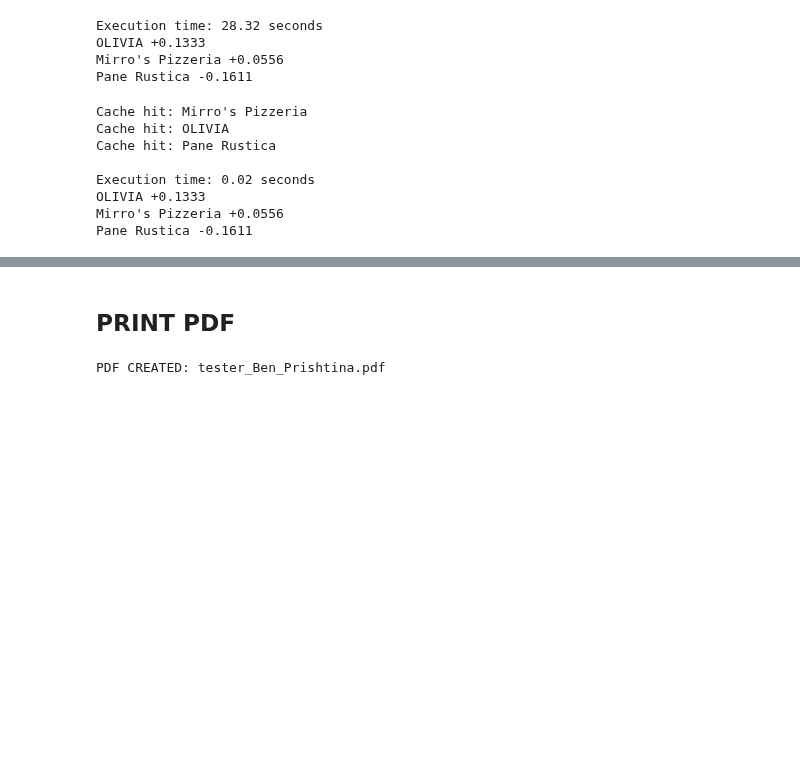
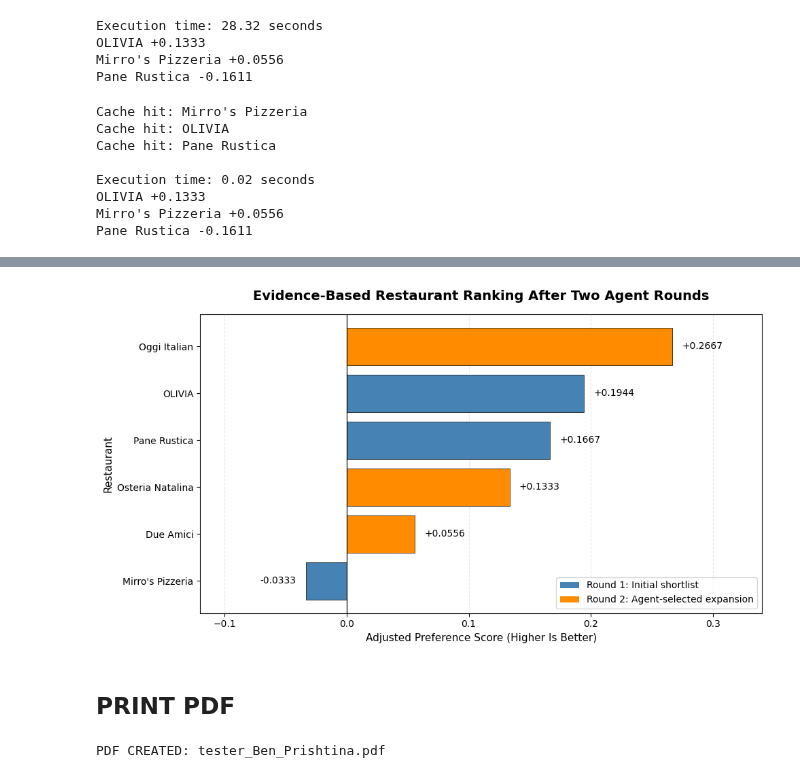
Before and after one commit to behar43/CAP6938_AI_Knowledge_Systems_Final_Project, a Jupyter notebook: tester_Ben_Prishtina.ipynb, the cells around one changed output, grey strips where cells are left out. Drawn from its saved outputs; the diff is of its cells as text; code cells hidden in the pictures; blank space fills up the shorter version.

```diff
--- a/tester_Ben_Prishtina.ipynb
+++ b/tester_Ben_Prishtina.ipynb
@@ -1633,0 +1682,14 @@ Pane Rustica -0.1611
+# %%
+from agent import find_restaurants
+
+agent_result = find_restaurants(
+    "I want a quiet, romantic Italian restaurant with good service.",
+    restaurants
+)
+
+print("Eligible:", agent_result["eligible_count"])
+print("Stored candidates:", len(agent_result["eligible_candidates"]))
+
+print("\nFirst six eligible restaurants:")
+for business in agent_result["eligible_candidates"][:6]:
+    print(business["name"])
@@ -1634,3 +1848,84 @@ Pane Rustica -0.1611
+# %%
+import matplotlib.pyplot as plt
+from matplotlib.patches import Patch
+
+# Results from the completed agent execution.
+recommendations = agent_run["recommendations"]
+
+# Identify restaurants investigated in each round.
+first_round_ids = {
+    business["business_id"]
+    for business in agent_result["eligible_candidates"][:3]
+}
+
+# Reverse the ranking so the highest score appears at the top.
+ranked = list(reversed(recommendations))
+
+names = [restaurant["name"] for restaurant in ranked]
+scores = [restaurant["overall_score"] for restaurant in ranked]
+
+colors = [
+    "steelblue" if restaurant["business_id"] in first_round_ids
+    else "darkorange"
+    for restaurant in ranked
+]
+
+fig, ax = plt.subplots(figsize=(10, 5.5))
+
+bars = ax.barh(
+    names,
+    scores,
+    color=colors,
+    edgecolor="black",
+    linewidth=0.5
+)
+
+# Zero indicates neutral aggregate evidence.
+ax.axvline(0, color="black", linewidth=0.9)
+
+# Display numerical scores beside each bar.
+for bar, score in zip(bars, scores):
+    x_offset = 0.008 if score >= 0 else -0.008
+    ax.text(
+        score + x_offset,
+        bar.get_y() + bar.get_height() / 2,
+        f"{score:+.4f}",
+        va="center",
+        ha="left" if score >= 0 else "right",
+        fontsize=10
+    )
+
+ax.set_title(
+    "Evidence-Based Restaurant Ranking After Two Agent Rounds",
+    fontsize=14,
+    fontweight="bold",
+    pad=15
+)
+
+ax.set_xlabel("Adjusted Preference Score (Higher Is Better)", fontsize=11)
+ax.set_ylabel("Restaurant", fontsize=11)
+
+ax.set_xlim(-0.12, 0.34)
+ax.grid(axis="x", linestyle="--", alpha=0.3)
+ax.set_axisbelow(True)
+
+ax.legend(
+    handles=[
+        Patch(facecolor="steelblue", label="Round 1: Initial shortlist"),
+        Patch(facecolor="darkorange", label="Round 2: Agent-selected expansion")
+    ],
+    loc="lower right"
+)
+
+plt.tight_layout()
+
+# Save for the report, appendix, and presentation.
+plt.savefig("agent_ranking_two_rounds.png", dpi=300, bbox_inches="tight")
+plt.savefig("agent_ranking_two_rounds.pdf", bbox_inches="tight")
+
+plt.show()
+# %% [output]
+[figure, added]
 # %% [markdown]
 ## PRINT PDF
 # %%
```
Also changed, not shown: parts of 8 cells of this notebook, 3 other files.
